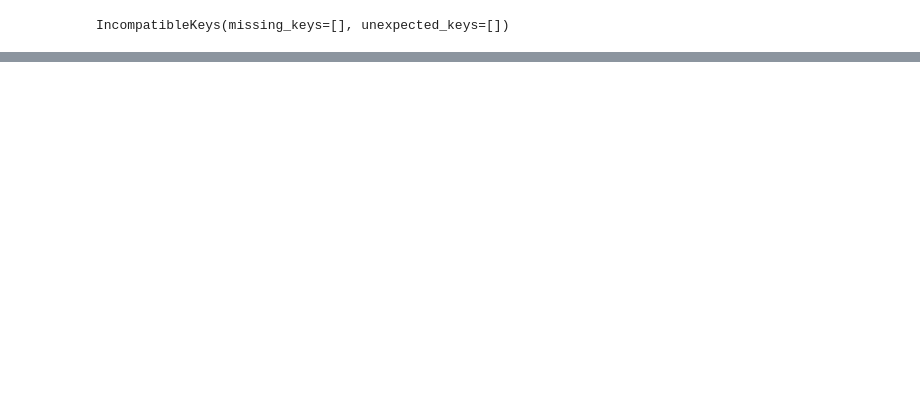
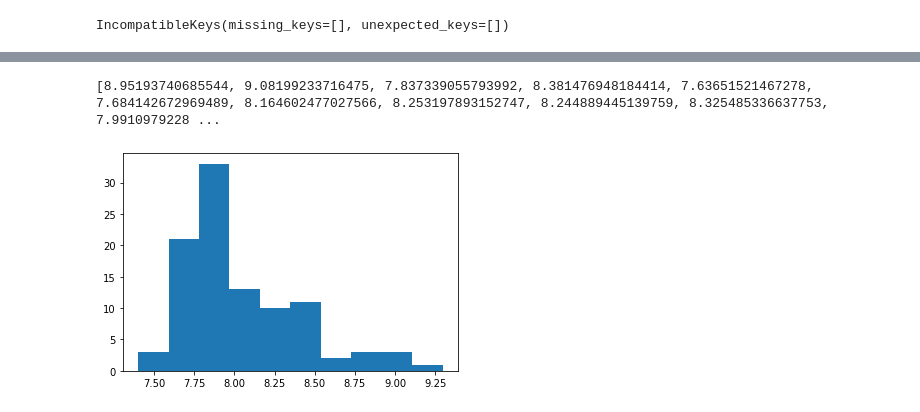
Before and after one commit to tklijnsma/hgcal_ldrd, a Jupyter notebook: notebooks/PointnetPreprocessing/pointnet_test.ipynb, the cells around one changed output, grey strips where cells are left out. Drawn from its saved outputs; the diff is of its cells as text; code cells hidden in the pictures; blank space fills up the shorter version.

```diff
--- a/notebooks/PointnetPreprocessing/pointnet_test.ipynb
+++ b/notebooks/PointnetPreprocessing/pointnet_test.ipynb
@@ -82,0 +189,6 @@ interesting event id:
+# %%
+print(second_meanclustersize)
+plt.hist(second_meanclustersize);
+# %% [output]
+[8.95193740685544, 9.08199233716475, 7.837339055793992, 8.381476948184414, 7.63651521467278, 7.684142672969489, 8.164602477027566, 8.253197893152747, 8.244889445139759, 8.325485336637753, 7.9910979228 ...
+[figure, added]
```
Also changed, not shown: parts of 17 cells of this notebook, 25 other files.
